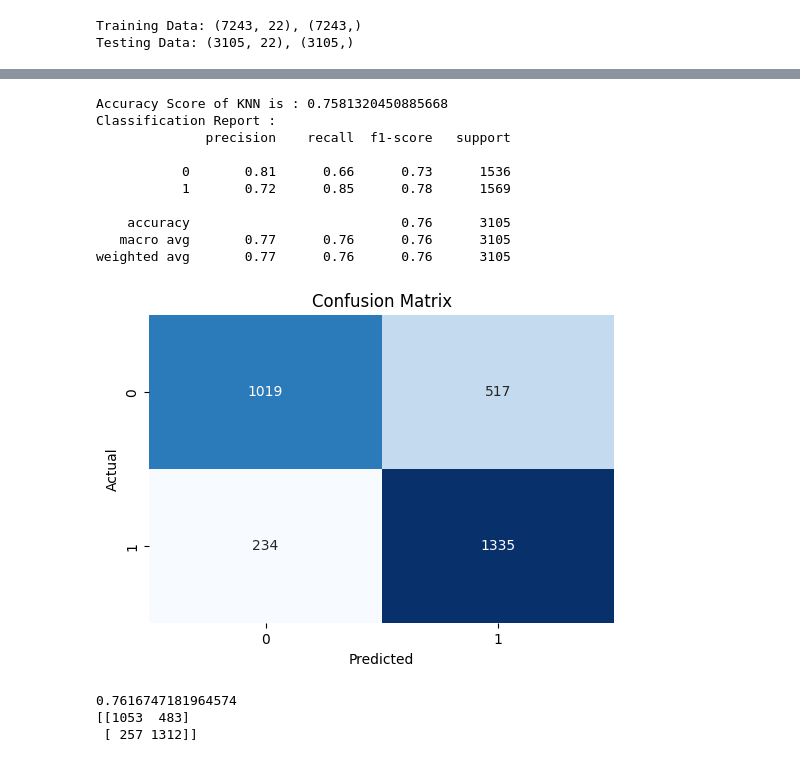
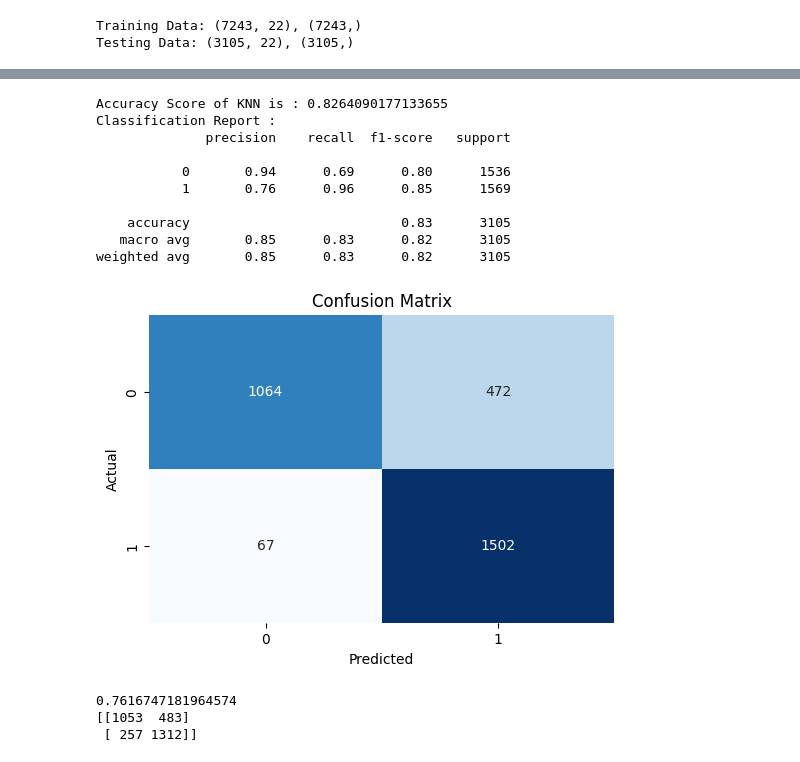
Before and after one commit to chanonchacharu/DM-TelcoChurnPrediction, a Jupyter notebook: churn-prediction-des434-data-analysis-and-ml.ipynb, the cells around one changed output, grey strips where cells are left out. Saved outputs shown, nothing was run; the diff lists cells and outputs as text; code cells hidden in the pictures.

```diff
--- a/churn-prediction-des434-data-analysis-and-ml.ipynb
+++ b/churn-prediction-des434-data-analysis-and-ml.ipynb
@@ -549,7 +467,7 @@ plt.show()
 # %%
 from sklearn.naive_bayes import GaussianNB
 
-gnb = GaussianNB()
+gnb = GaussianNB(var_smoothing=0.02)
 gnb.fit(X_train, y_train)
 
 y_pred_gnb = gnb.predict(X_test)
@@ -575,35 +493,3 @@ Classification Report:
     accuracy                           0.75      3105
    macro avg       0.75      0.75      0.75      3105
 weighted avg       0.75      0.75      0.75      3105
-# %%
-from sklearn.naive_bayes import GaussianNB
-from sklearn.model_selection import GridSearchCV, cross_val_score
-
-gnb = GaussianNB()
-
-param_grid = {
-    'var_smoothing': [1e-9, 1e-8, 1e-7, 1e-6, 1e-5, 1e-4, 1e-3, 1e-2]
-}
-
-grid_search = GridSearchCV(estimator=gnb, param_grid=param_grid, cv=5, scoring='accuracy')
-
-grid_search.fit(X_train, y_train)
-
-best_params = grid_search.best_params_
-
-best_gnb = grid_search.best_estimator_
-
-cross_val_scores = cross_val_score(best_gnb, X_train, y_train, cv=5, scoring='accuracy')
-
-y_pred_gnb = best_gnb.predict(X_test)
-
-acc_gnb = accuracy_score(y_test, y_pred_gnb)
-conf = confusion_matrix(y_test, y_pred_gnb)
-clf_report = classification_report(y_test, y_pred_gnb)
-
-print("Best Hyperparameters:", best_params)
-print(f"Cross-Validation Accuracy Scores: {cross_val_scores}")
-print(f"Mean CV Accuracy: {cross_val_scores.mean():.2f}")
-print(f"Accuracy Score of Gaussian Naive Bayes Classifier (Tuned) on Test Data: {acc_gnb:.2f}")
-print(f"Confusion Matrix:\n{conf}")
-print(f"Classification Report:\n{clf_report}")
@@ -627,39 +496,44 @@ weighted avg       0.75      0.75      0.75      3105
 # %%
 from sklearn.neighbors import KNeighborsClassifier
 
-knn = KNeighborsClassifier()
+knn = KNeighborsClassifier(
+    n_neighbors=13,
+    weights='distance',
+    algorithm='auto',
+    p=2
+)
 knn.fit(X_train, y_train)
 
 y_pred_knn = knn.predict(X_test)
 acc_knn = accuracy_score(y_test, y_pred_knn)
 clf_report = classification_report(y_test, y_pred_knn)
 
 print(f"Accuracy Score of KNN is : {acc_knn}")
 print(f"Classification Report : \n{clf_report}")
 
 # Convert the code below into function to display confusion matrix
 confusion = confusion_matrix(y_test, y_pred_knn)
 plt.figure(figsize=(6, 4))
 sns.heatmap(
     confusion, annot=True, fmt="d", cmap="Blues", cbar=False,
     xticklabels=np.unique(y_train), yticklabels=np.unique(y_train)
 )
 plt.xlabel('Predicted')
 plt.ylabel('Actual')
 plt.title('Confusion Matrix')
 plt.show()
 # %% [output]
-Accuracy Score of KNN is : 0.7581320450885668
+Accuracy Score of KNN is : 0.8264090177133655
 Classification Report :
               precision    recall  f1-score   support
 
-           0       0.81      0.66      0.73      1536
-           1       0.72      0.85      0.78      1569
+           0       0.94      0.69      0.80      1536
+           1       0.76      0.96      0.85      1569
 
-    accuracy                           0.76      3105
-   macro avg       0.77      0.76      0.76      3105
-weighted avg       0.77      0.76      0.76      3105
+    accuracy                           0.83      3105
+   macro avg       0.85      0.83      0.82      3105
+weighted avg       0.85      0.83      0.82      3105
-[figure, old version]
+[figure, new version]
 # %%
 from sklearn.svm import SVC
 
```
Also changed, not shown: parts of 18 cells of this notebook.
